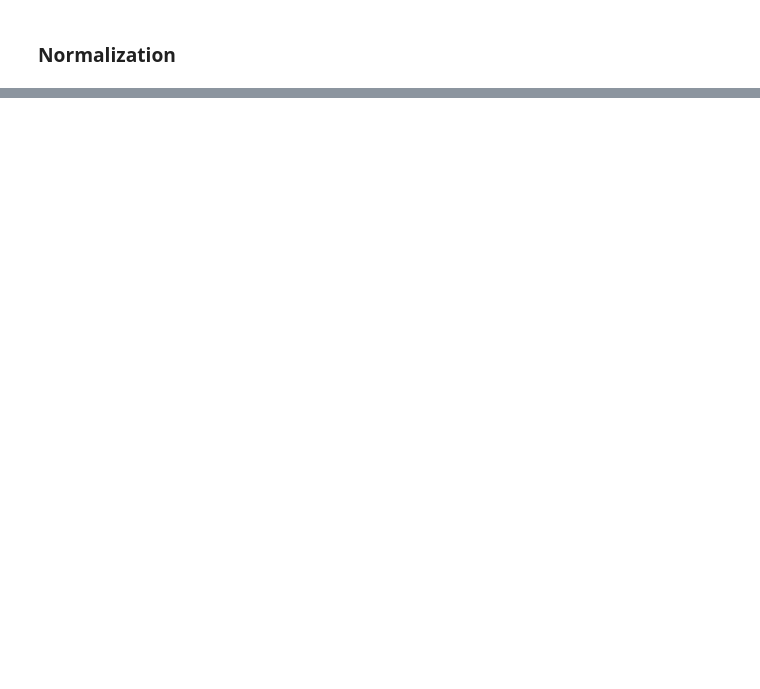
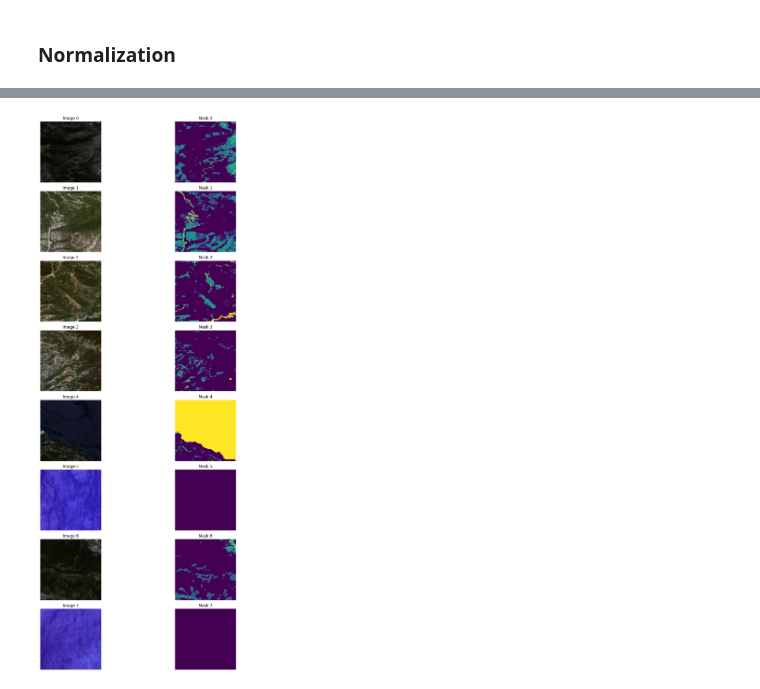
Before and after one commit to pervolarakis2001/land_cover_mapping, a Jupyter notebook: pipeline.ipynb, the cells around one changed output, grey strips where cells are left out. Drawn from its saved outputs; the diff is of its cells as text; code cells hidden in the pictures; blank space fills up the shorter version.

```diff
--- a/pipeline.ipynb
+++ b/pipeline.ipynb
@@ -69,0 +205,8 @@ x_val, y_val = next(iter(val_loader))
+# %%
+# scale
+x_train = x_train / 10000.0
+x_val = x_val / 10000.0
+
+# standart normalization
+x_train = (x_train - mean_train[:, None, None]) / std_train[:, None, None]
+x_val = (x_val - mean_val[:, None, None]) / std_val[:, None, None]
@@ -69,0 +215,22 @@ x_val, y_val = next(iter(val_loader))
+# %%
+def add_gaussian_noise(x, mean=0.0, std=0.03):
+    noise = torch.randn_like(x) * std + mean
+    return x + noise
+
+
+def apply_augmentation(x, y):
+    # Geometric: horizontal flip
+    if random.random() < 0.5:
+        x = torch.flip(x, dims=[2])
+        y = torch.flip(y, dims=[1])
+
+    # Radiometric: Gaussian noise
+    x = add_gaussian_noise(x, std=0.02)
+    return x, y
+
+
+x_train, y_train = apply_augmentation(x_train, y_train)
+# %%
+visualize_batch(x_train, y_train)
+# %% [output]
+[figure, added]
```
Also changed, not shown: parts of 14 cells of this notebook, 1 other file.
